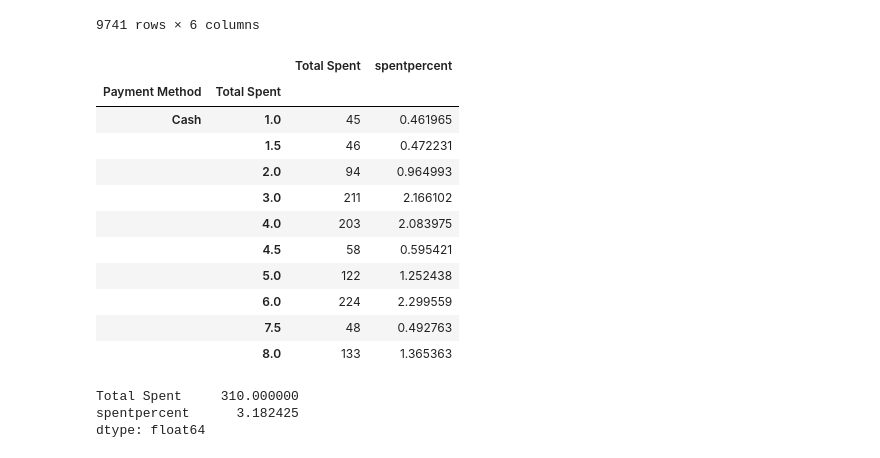
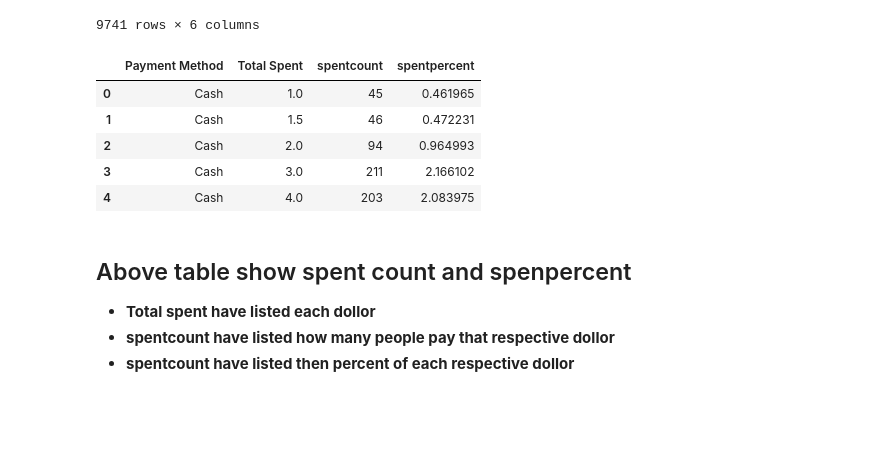
Before and after one commit to dewang002/EDA_Cafe, a Jupyter notebook: EDA_cafe_data.ipynb, the cells around one changed output. Saved outputs shown, nothing was run; the diff lists cells and outputs as text; code cells hidden in the pictures; blank space fills up the shorter version.

```diff
--- a/EDA_cafe_data.ipynb
+++ b/EDA_cafe_data.ipynb
@@ -357,24 +358,28 @@ df
 9741 rows × 6 columns
 # %%
 Totalspent = df.groupby(['Payment Method', 'Total Spent'])[['Total Spent']].count()
-Totalspent['spentpercent'] = (Totalspent['Total Spent'] /Totalspent['Total Spent'].sum())* 100
-Totalspent.head(10)
+Totalspent.rename(columns = {'Total Spent':'spentcount'}, inplace = True)
+Totalspent.reset_index(inplace = True)
+
+Totalspent['spentpercent'] = (Totalspent['spentcount'] /Totalspent['spentcount'].sum())* 100
+Totalspent.head()
 # %% [output]
-|  |  | Total Spent | spentpercent |
-| Payment Method | Total Spent |  |  |
-| Cash | 1.0 | 45 | 0.461965 |
-|  | 1.5 | 46 | 0.472231 |
-|  | 2.0 | 94 | 0.964993 |
-|  | 3.0 | 211 | 2.166102 |
-|  | 4.0 | 203 | 2.083975 |
-|  | 4.5 | 58 | 0.595421 |
-|  | 5.0 | 122 | 1.252438 |
-|  | 6.0 | 224 | 2.299559 |
-|  | 7.5 | 48 | 0.492763 |
-|  | 8.0 | 133 | 1.365363 |
+|  | Payment Method | Total Spent | spentcount | spentpercent |
+| 0 | Cash | 1.0 | 45 | 0.461965 |
+| 1 | Cash | 1.5 | 46 | 0.472231 |
+| 2 | Cash | 2.0 | 94 | 0.964993 |
+| 3 | Cash | 3.0 | 211 | 2.166102 |
+| 4 | Cash | 4.0 | 203 | 2.083975 |
+# %% [markdown]
+## Above table show spent count and spenpercent
+- **Total spent have listed each dollor**
+- **spentcount have listed how many people pay that respective dollor**
+- **spentcount have listed then percent of each respective dollor**
 # %%
-Totalspent[Totalspent.index.get_level_values(0) == 'UNKNOWN'].max()
+# pivot will do best here,
+newdf = Totalspent.pivot(
+    index='Payment Method',
+    columns='Total Spent',
+    values='spentpercent'
+)
+pivot_df = newdf.T
-# %% [output]
-Total Spent     310.000000
-spentpercent      3.182425
-dtype: float64
```
Also changed, not shown: parts of 5 cells of this notebook, 1 other file.
